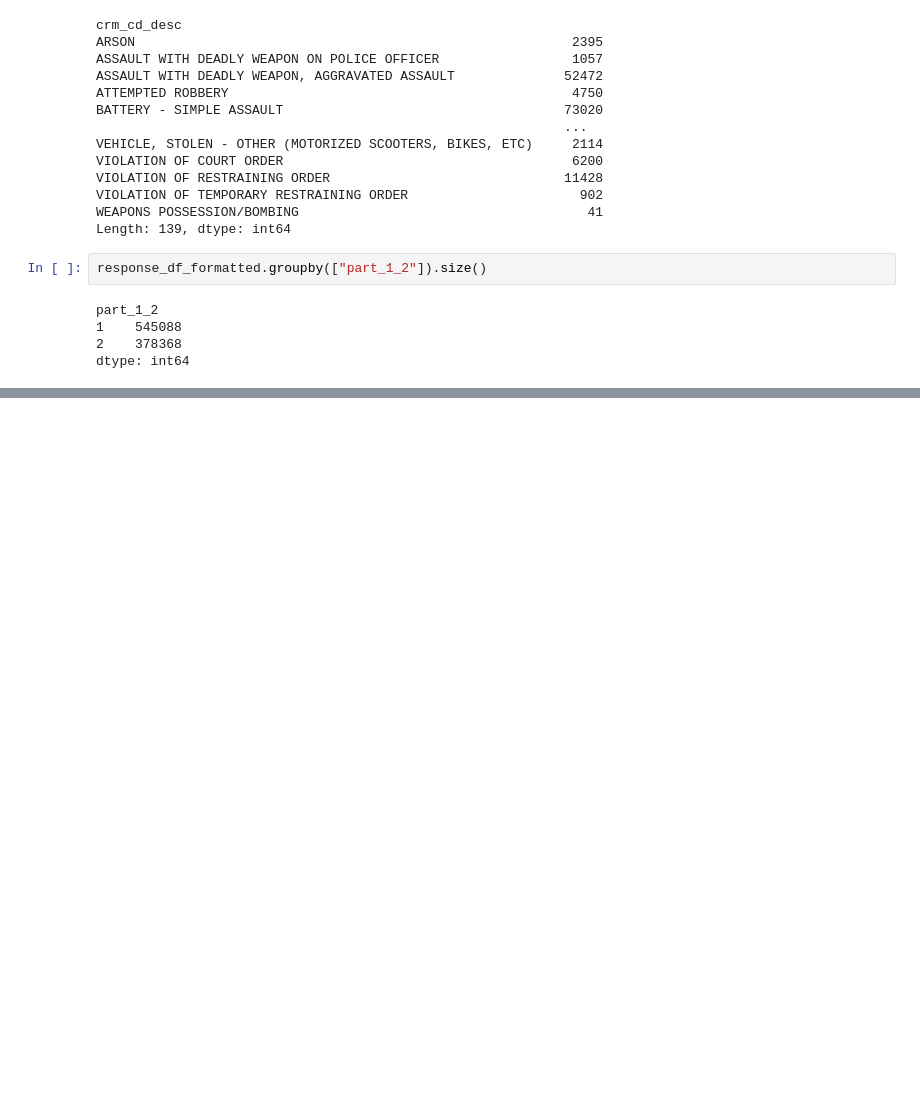
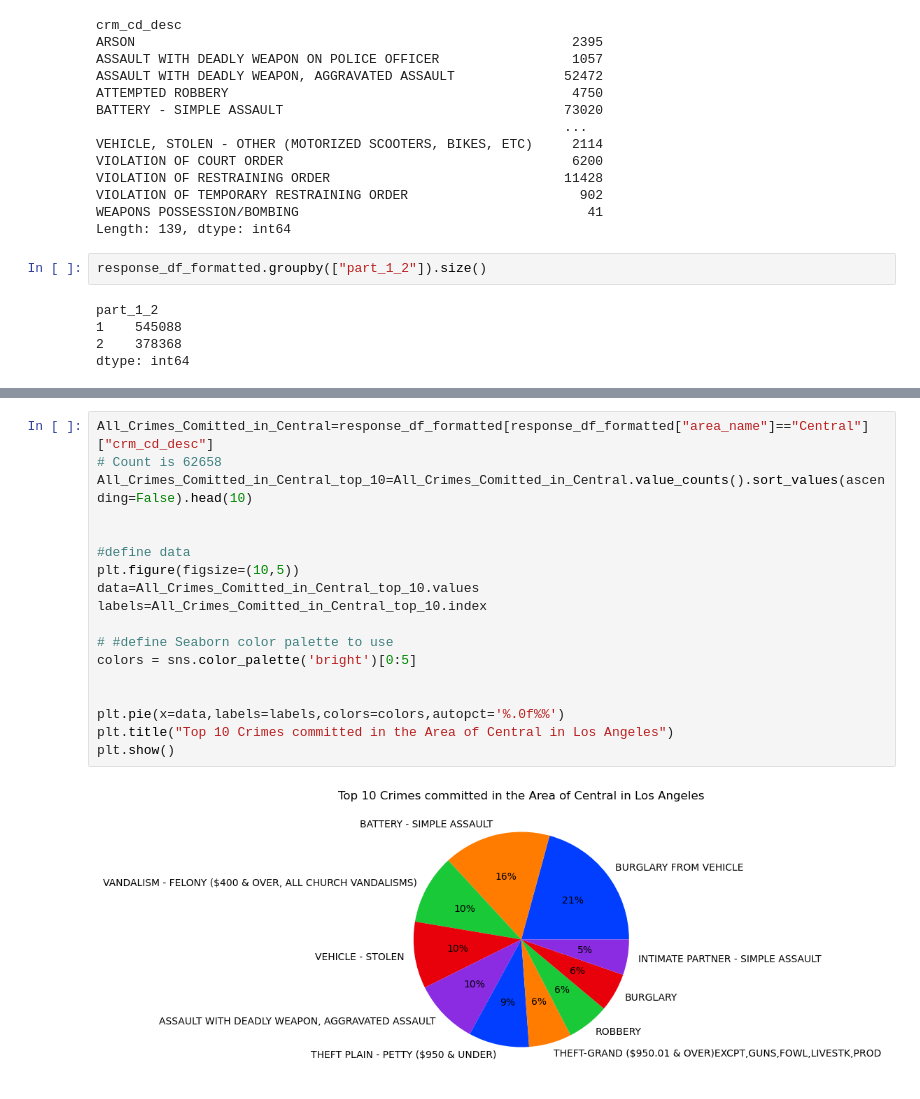
Before and after one commit to wiseorcool/Project-1-Team-4, a Jupyter notebook: April 10th Initial Graphs/json-response_vaibhav_updates.ipynb, the cells around one changed output, grey strips where cells are left out. Cells and saved outputs as stored; diff of their text form; blank space fills up the shorter version.

```diff
--- a/April 10th Initial Graphs/json-response_vaibhav_updates.ipynb
+++ b/April 10th Initial Graphs/json-response_vaibhav_updates.ipynb
@@ -290,0 +363,20 @@ response_df_formatted.head(10)
+# %%
+All_Crimes_Comitted_in_Central=response_df_formatted[response_df_formatted["area_name"]=="Central"]["crm_cd_desc"]
+# Count is 62658
+All_Crimes_Comitted_in_Central_top_10=All_Crimes_Comitted_in_Central.value_counts().sort_values(ascending=False).head(10)
+
+
+#define data
+plt.figure(figsize=(10,5))
+data=All_Crimes_Comitted_in_Central_top_10.values
+labels=All_Crimes_Comitted_in_Central_top_10.index
+
+# #define Seaborn color palette to use
+colors = sns.color_palette('bright')[0:5]
+
+
+plt.pie(x=data,labels=labels,colors=colors,autopct='%.0f%%')
+plt.title("Top 10 Crimes committed in the Area of Central in Los Angeles")
+plt.show()
+# %% [output]
+[figure, added]
```
Also changed, not shown: parts of 16 cells of this notebook, 3 other files.
